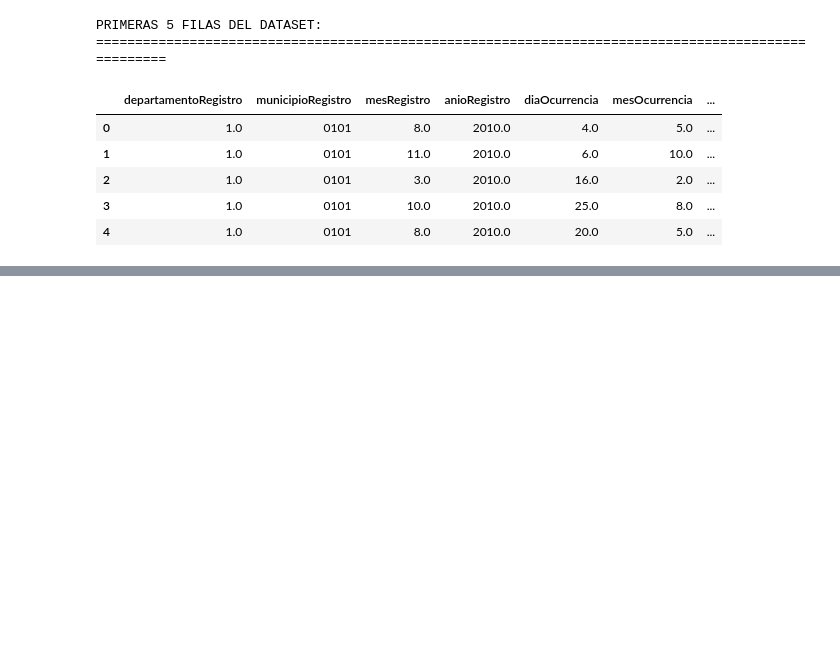
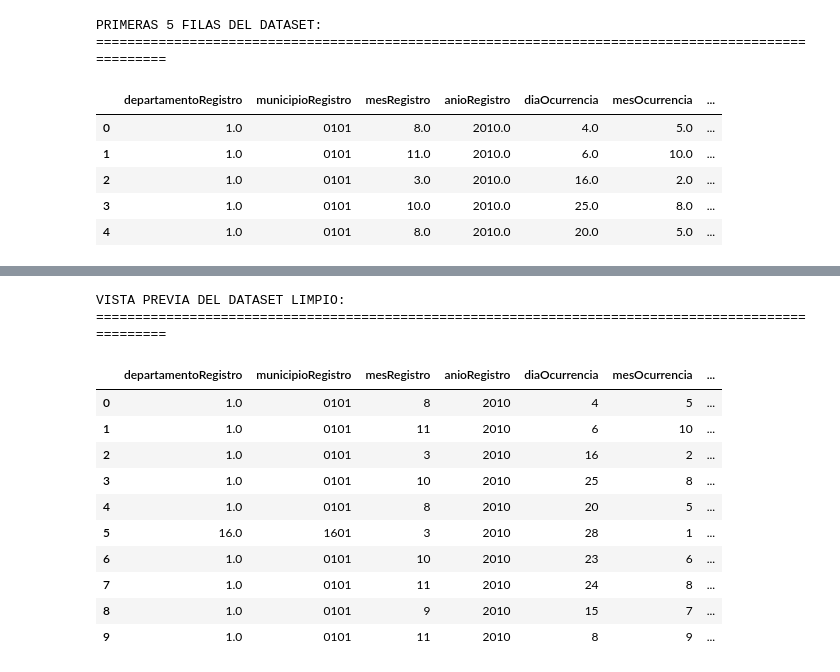
Before and after one commit to Tunchxz/CC3074-Proyecto-1, a Jupyter notebook: proyecto-1.ipynb, the cells around one changed output, grey strips where cells are left out. Drawn from its saved outputs; the diff is of its cells as text; code cells hidden in the pictures; blank space fills up the shorter version.

```diff
--- a/proyecto-1.ipynb
+++ b/proyecto-1.ipynb
@@ -243,0 +358,12 @@ PRIMERAS 5 FILAS DEL DATASET:
+# %%
+# Reemplazar valores especiales por NaN
+import numpy as np
+
+print("Reemplazando valores especiales por NaN...")
+
+for columna, valores in valores_faltantes.items():
+    if columna in df_limpio.columns:
+        # Reemplazar cada valor especial por NaN
+        df_limpio[columna] = df_limpio[columna].replace(valores, np.nan)
+
+print("Valores especiales reemplazados por NaN exitosamente")
@@ -243,0 +625,27 @@ PRIMERAS 5 FILAS DEL DATASET:
+# %%
+# Tratamiento de edades problemáticas
+print("\nTRATAMIENTO DE EDADES PROBLEMÁTICAS:")
+print("="*70)
+
+# DECISIÓN: Reemplazar edades imposibles por NaN
+# Justificación: Son claramente errores, mejor tratarlos como faltantes
+
+# Edades menores a 10 o mayores a 100
+for col in ['edadHombre', 'edadMujer']:
+    if col in df_limpio.columns:
+        # Contar antes
+        antes = df_limpio[col].notna().sum()
+
+        # Reemplazar valores imposibles
+        df_limpio.loc[(df_limpio[col] < 10) | (df_limpio[col] > 100), col] = np.nan
+
+        # Contar después
+        despues = df_limpio[col].notna().sum()
+        convertidos = antes - despues
+
+        print(f"✓ {col}:")
+        print(f"  - Valores convertidos a NaN: {convertidos:,}")
+        print(f"  - Valores válidos restantes: {despues:,}")
+
+print("\n✓ Tratamiento de edades completado")
+print("="*70)
@@ -243,0 +849,19 @@ PRIMERAS 5 FILAS DEL DATASET:
+# %%
+# Vista previa del dataset limpio
+print("\nVISTA PREVIA DEL DATASET LIMPIO:")
+print("="*100)
+df_limpio.head(10)
+# %% [output]
+VISTA PREVIA DEL DATASET LIMPIO:
+====================================================================================================
+|  | departamentoRegistro | municipioRegistro | mesRegistro | anioRegistro | diaOcurrencia | mesOcurrencia | ... |
+| 0 | 1.0 | 0101 | 8 | 2010 | 4 | 5 | ... |
+| 1 | 1.0 | 0101 | 11 | 2010 | 6 | 10 | ... |
+| 2 | 1.0 | 0101 | 3 | 2010 | 16 | 2 | ... |
+| 3 | 1.0 | 0101 | 10 | 2010 | 25 | 8 | ... |
+| 4 | 1.0 | 0101 | 8 | 2010 | 20 | 5 | ... |
+| 5 | 16.0 | 1601 | 3 | 2010 | 28 | 1 | ... |
+| 6 | 1.0 | 0101 | 10 | 2010 | 23 | 6 | ... |
+| 7 | 1.0 | 0101 | 11 | 2010 | 24 | 8 | ... |
+| 8 | 1.0 | 0101 | 9 | 2010 | 15 | 7 | ... |
+| 9 | 1.0 | 0101 | 11 | 2010 | 8 | 9 | ... |
```
Also changed, not shown: parts of 26 cells of this notebook.
